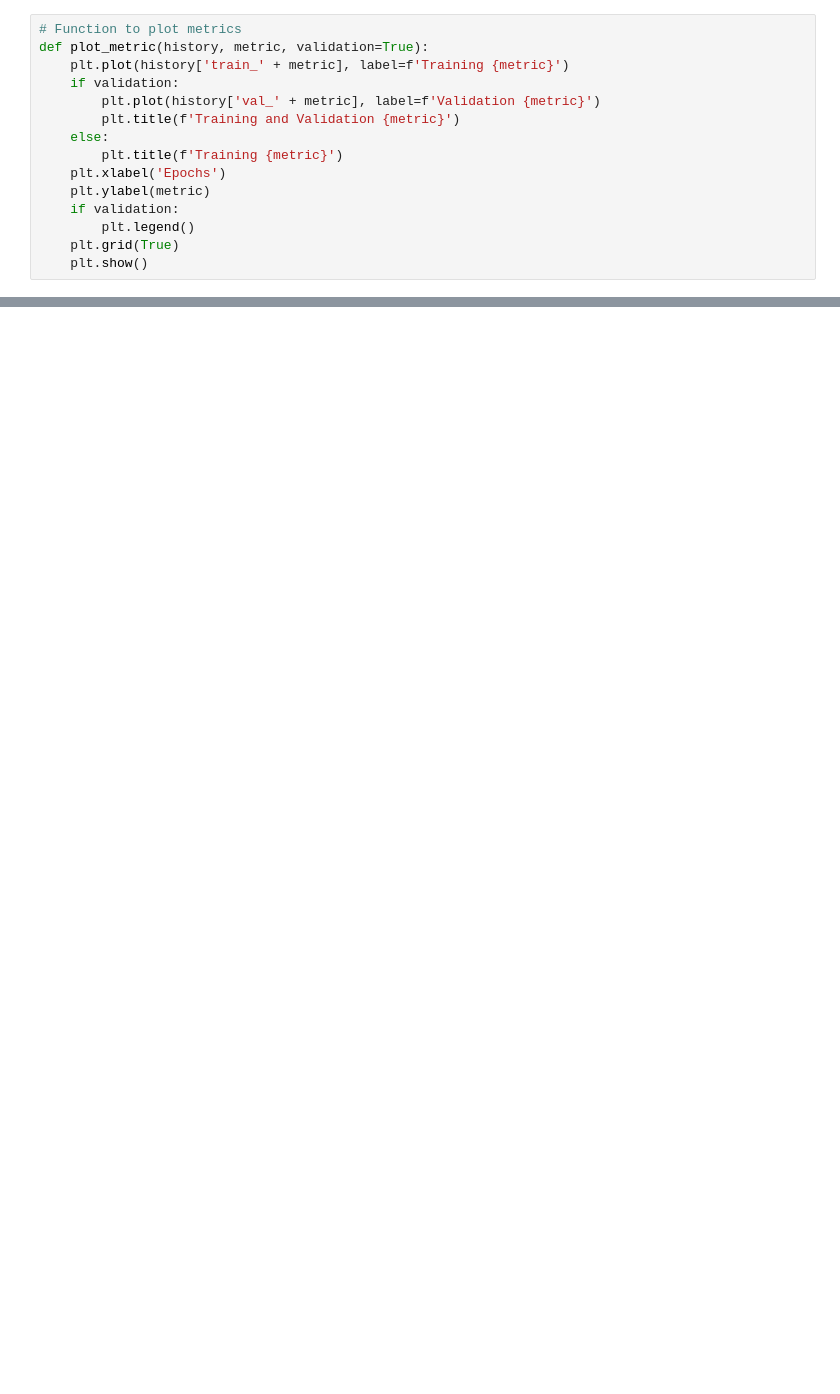
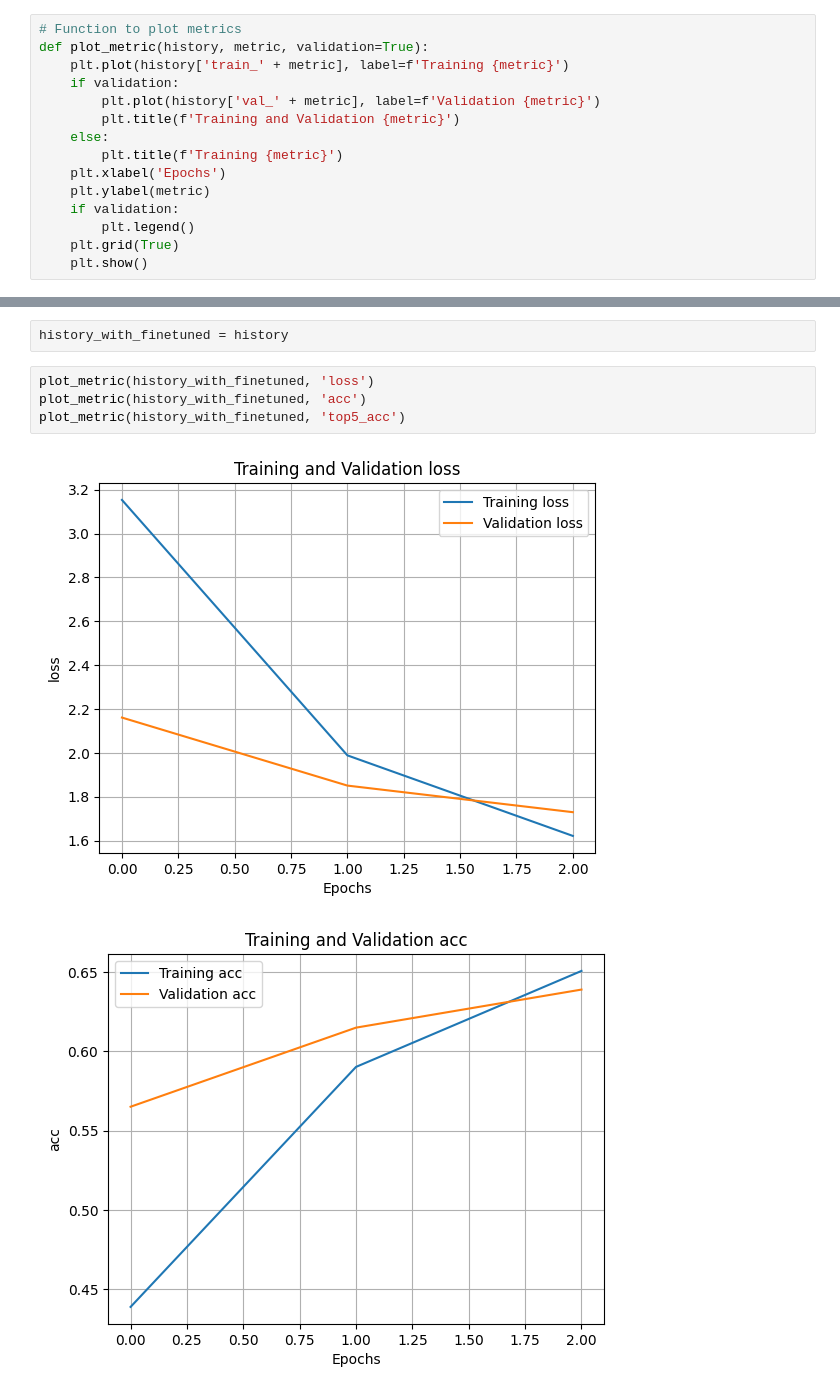
Before and after one commit to sstedoldi/tt1_clasi, a Jupyter notebook: HSrecomm_DistiltBERT_HS04.ipynb, the cells around one changed output, grey strips where cells are left out. Cells and saved outputs as stored; diff of their text form; blank space fills up the shorter version.

```diff
--- a/HSrecomm_DistiltBERT_HS04.ipynb
+++ b/HSrecomm_DistiltBERT_HS04.ipynb
@@ -451,0 +840,9 @@ plot_metric(history_with_fine_tuning, 'top5_acc' )
+# %%
+history_with_finetuned = history
+# %%
+plot_metric(history_with_finetuned, 'loss')
+plot_metric(history_with_finetuned, 'acc')
+plot_metric(history_with_finetuned, 'top5_acc')
+# %% [output]
+[figure, added]
+[figure, added]
```
Also changed, not shown: parts of 122 cells of this notebook, 7 other files.
